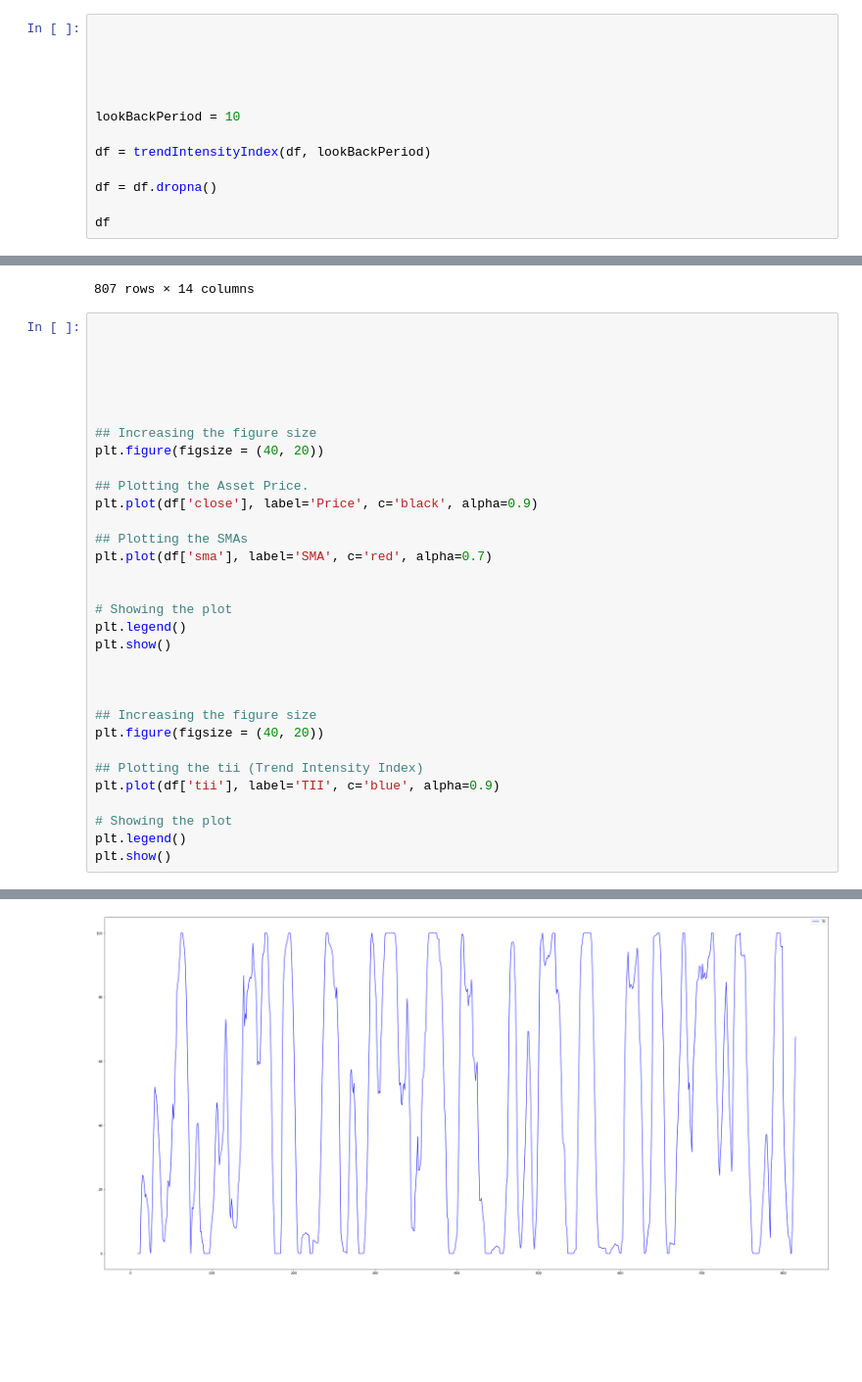
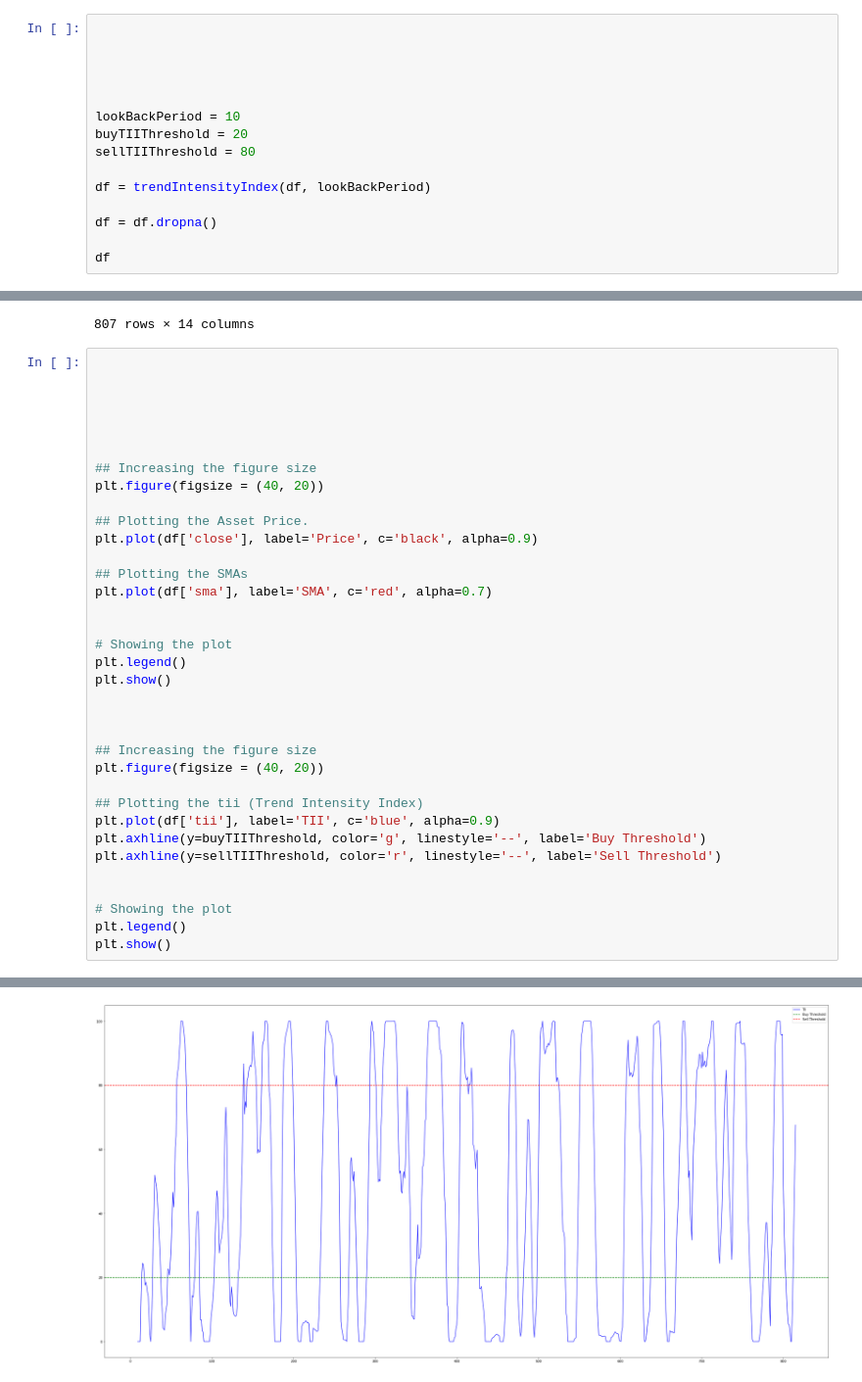
Before and after one commit to Sparsh-Kumar/trend-following-strategies, a Jupyter notebook: trend-intensity-index.ipynb, the cells around one changed output, grey strips where cells are left out. Shown at 98% size. Drawn from its saved outputs; the diff is of its cells as text; blank space fills up the shorter version.

Commit message:
trend intensity index - horizontal lines plotted, to denote buy / sell threshold.

```diff
--- a/trend-intensity-index.ipynb
+++ b/trend-intensity-index.ipynb
@@ -101,6 +101,8 @@ def trendIntensityIndex(df, lookup = 10):
 
 
 lookBackPeriod = 10
+buyTIIThreshold = 20
+sellTIIThreshold = 80
 
 df = trendIntensityIndex(df, lookBackPeriod)
 
@@ -128,31 +130,34 @@ df
 
 
 
 ## Increasing the figure size
 plt.figure(figsize = (40, 20))
 
 ## Plotting the Asset Price.
 plt.plot(df['close'], label='Price', c='black', alpha=0.9)
 
 ## Plotting the SMAs
 plt.plot(df['sma'], label='SMA', c='red', alpha=0.7)
 
 
 # Showing the plot
 plt.legend()
 plt.show()
 
 
 
 ## Increasing the figure size
 plt.figure(figsize = (40, 20))
 
 ## Plotting the tii (Trend Intensity Index)
 plt.plot(df['tii'], label='TII', c='blue', alpha=0.9)
+plt.axhline(y=buyTIIThreshold, color='g', linestyle='--', label='Buy Threshold')
+plt.axhline(y=sellTIIThreshold, color='r', linestyle='--', label='Sell Threshold')
+
 
 # Showing the plot
 plt.legend()
 plt.show()
 # %% [output]
 [figure]
-[figure, old version]
+[figure, new version]
```
